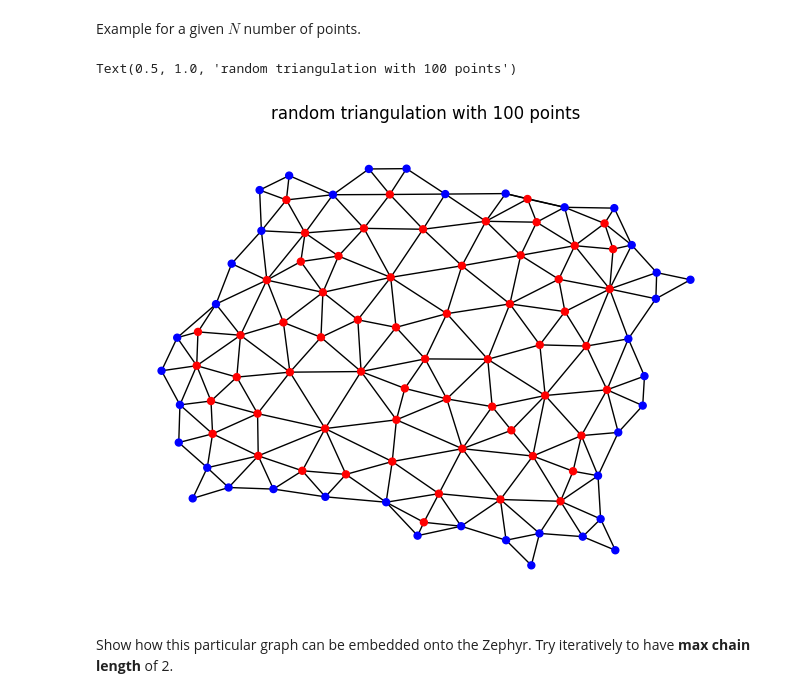
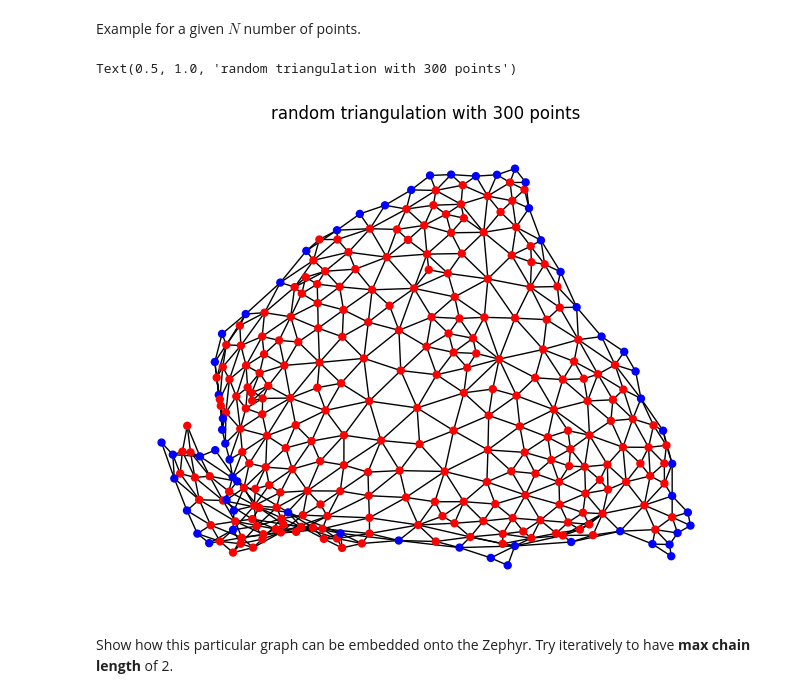
Before and after one commit to vdrouint/random-triangulations, a Jupyter notebook: random-triangulation.ipynb, the cells around one changed output. Drawn from its saved outputs; the diff is of its cells as text; code cells hidden in the pictures.

```diff
--- a/random-triangulation.ipynb
+++ b/random-triangulation.ipynb
@@ -315,24 +333,24 @@ plt.show()
 # %% [markdown]
 Example for a given $N$ number of points.
 # %%
-Npts = 100
+Npts = 300
 delaunay_graph = random_triangulation(Npts)
 boundary_nodes, boundary_edge = find_edge_of_graph(delaunay_graph)
 
 node_colors = []
 for node in delaunay_graph.nodes():
     if node in boundary_nodes:
         node_colors.append('blue')
     else:
         node_colors.append('red')
 
 # spring layout for easier visual
-pos=nx.spring_layout(delaunay_graph, k=1, iterations=1000)
+pos=nx.spring_layout(delaunay_graph, k=1, iterations=1000, dim = 2)
 nx.draw(delaunay_graph, pos, node_size = 25, node_color = node_colors)
 plt.title('random triangulation with {:.0f} points'.format(Npts))
 # %% [output]
-Text(0.5, 1.0, 'random triangulation with 100 points')
+Text(0.5, 1.0, 'random triangulation with 300 points')
-[figure, old version]
+[figure, new version]
 # %% [markdown]
 Show how this particular graph can be embedded onto the Zephyr. Try iteratively to have **max chain length** of 2.
 # %%
```
Also changed, not shown: parts of 7 cells of this notebook, 3 other files.
